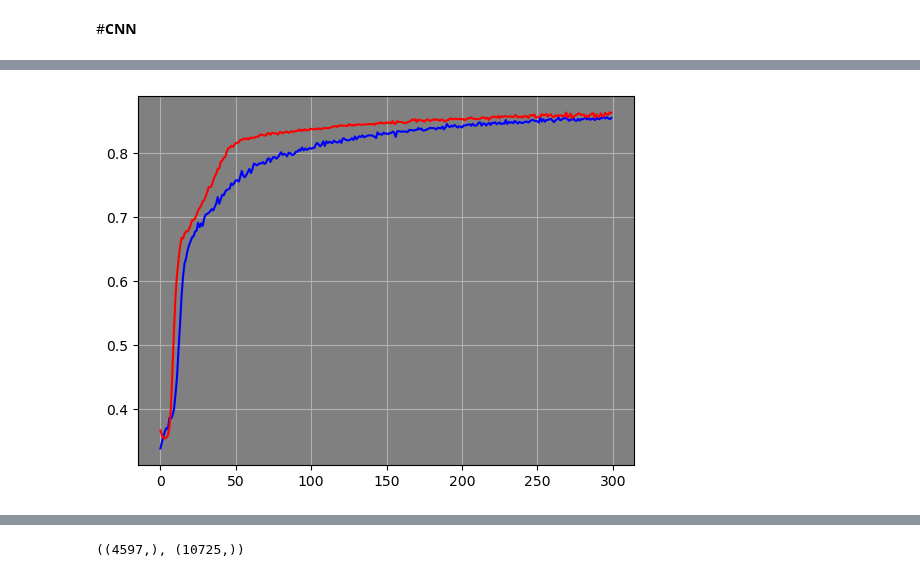
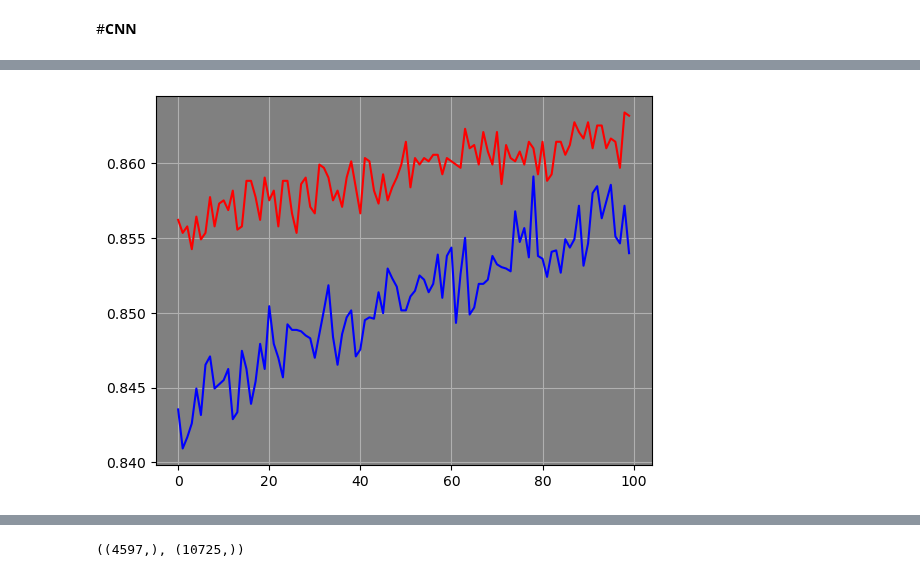
Before and after one commit to FaridRash/DATA-MINING-MACHINE-LEARNING-semester-2-, a Jupyter notebook: The Final Project/Notebooks/Farid/Farid_CNN_linux.ipynb, the cells around one changed output, grey strips where cells are left out. Cells and saved outputs as stored; diff of their text form; code cells hidden in the pictures.

```diff
--- a/The Final Project/Notebooks/Farid/Farid_CNN_linux.ipynb
+++ b/The Final Project/Notebooks/Farid/Farid_CNN_linux.ipynb
@@ -427,15 +439,15 @@ plt.show()
 # %%
-acc_train = hist.history['accuracy']
-acc_test = hist.history['val_accuracy']
+acc_train = hist.history['accuracy'][200:]
+acc_test = hist.history['val_accuracy'][200:]
 
 plt.axes().set_facecolor('gray')
 plt.grid('True')
 
 
 plt.plot(acc_train, color='blue', label='Train acc');
 plt.plot(acc_test, color='red', label='Test acc');
 # %% [output]
-[figure, old version]
+[figure, new version]
 # %%
 loss_train = hist.history['loss']
 loss_test = hist.history['val_loss']
```
Also changed, not shown: parts of 13 cells of this notebook.
